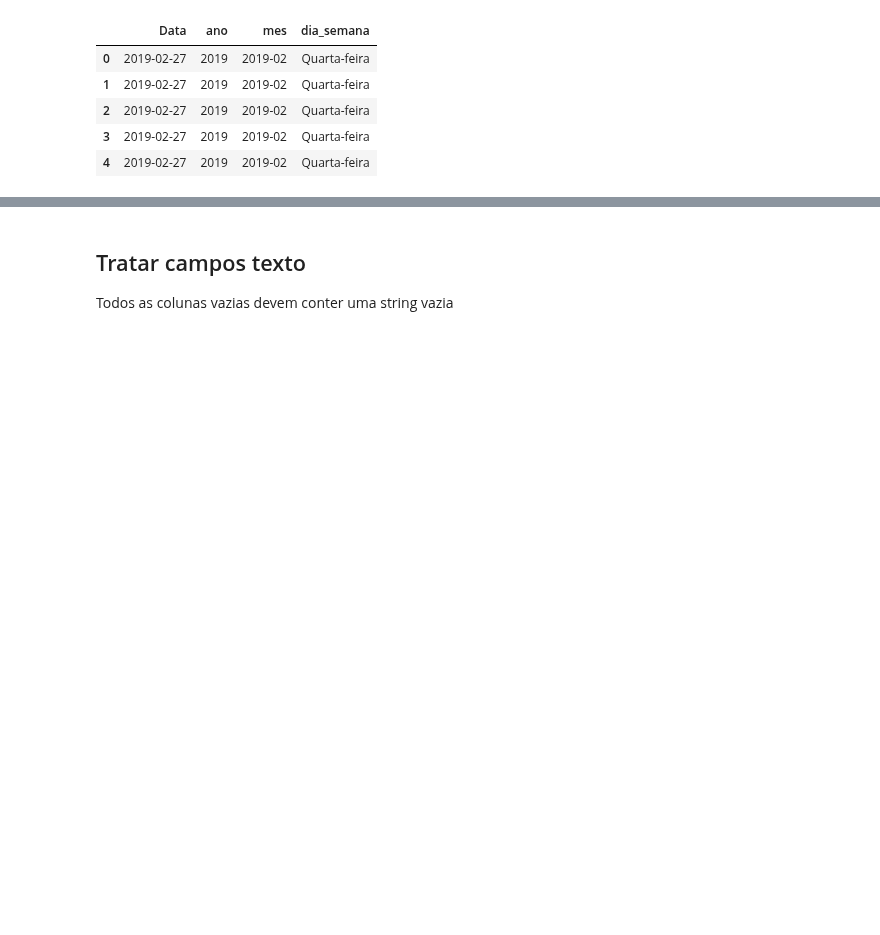
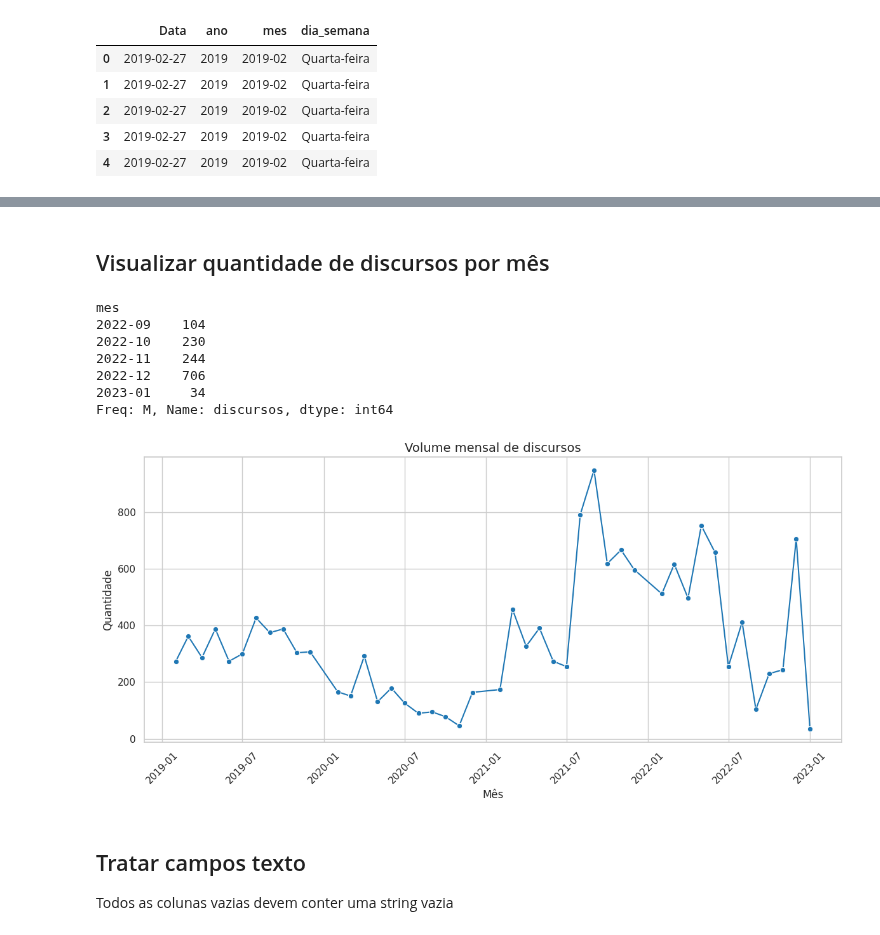
Before and after one commit to fabriciosantana/mcdia, a Jupyter notebook: 01-icd/assignments/analise_discursos_senado.ipynb, the cells around one changed output, grey strips where cells are left out. Cells and saved outputs as stored; diff of their text form; code cells hidden in the pictures; blank space fills up the shorter version.

```diff
--- a/01-icd/assignments/analise_discursos_senado.ipynb
+++ b/01-icd/assignments/analise_discursos_senado.ipynb
@@ -132,3 +154,29 @@ df[["Data", "ano", "mes", "dia_semana"]].head()
+# %% [markdown]
+## Visualizar quantidade de discursos por mês
+# %%
+discursos_por_mes = (
+    df.dropna(subset=['mes'])
+      .groupby('mes')
+      .size()
+      .rename('discursos')
+      .sort_index()
+)
+
+fig, ax = plt.subplots()
+sns.lineplot(x=discursos_por_mes.index.to_timestamp(), y=discursos_por_mes.values, marker='o', ax=ax)
+ax.set(title='Volume mensal de discursos', xlabel='Mês', ylabel='Quantidade')
+plt.xticks(rotation=45)
+plt.tight_layout()
+discursos_por_mes.tail()
+# %% [output]
+mes
+2022-09    104
+2022-10    230
+2022-11    244
+2022-12    706
+2023-01     34
+Freq: M, Name: discursos, dtype: int64
+[figure, added]
 # %% [markdown]
 ## Tratar campos texto
 
```
Also changed, not shown: parts of 21 cells of this notebook.
